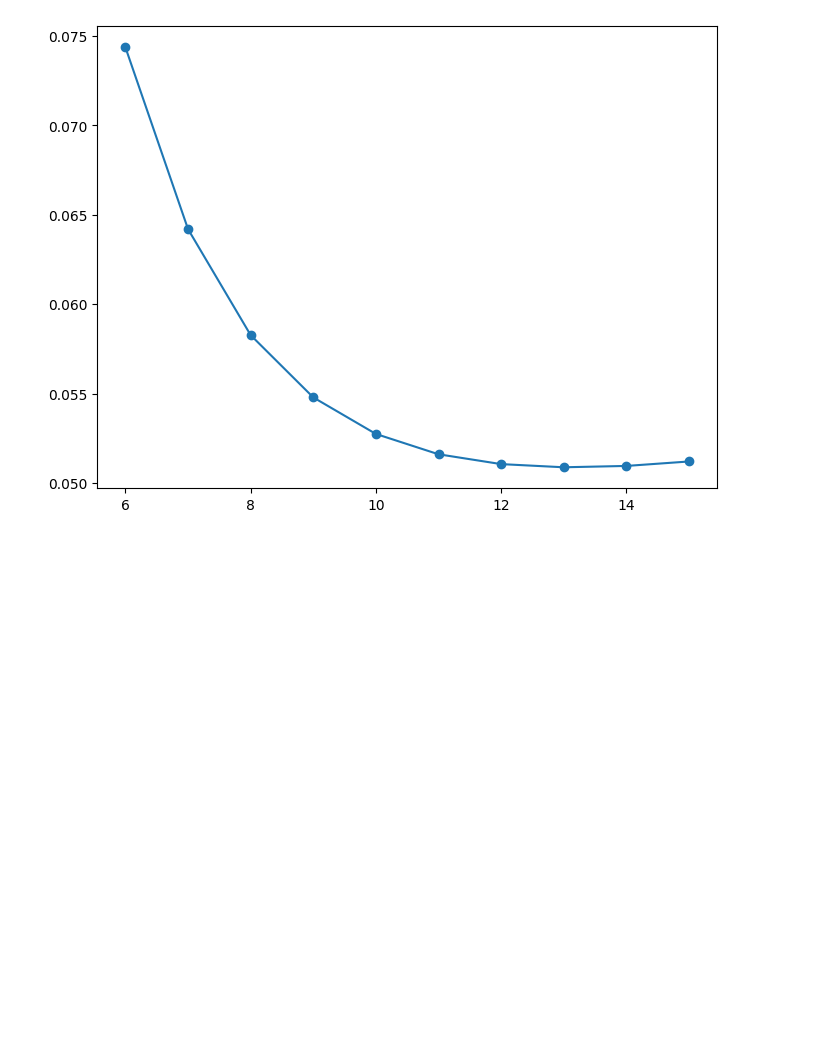
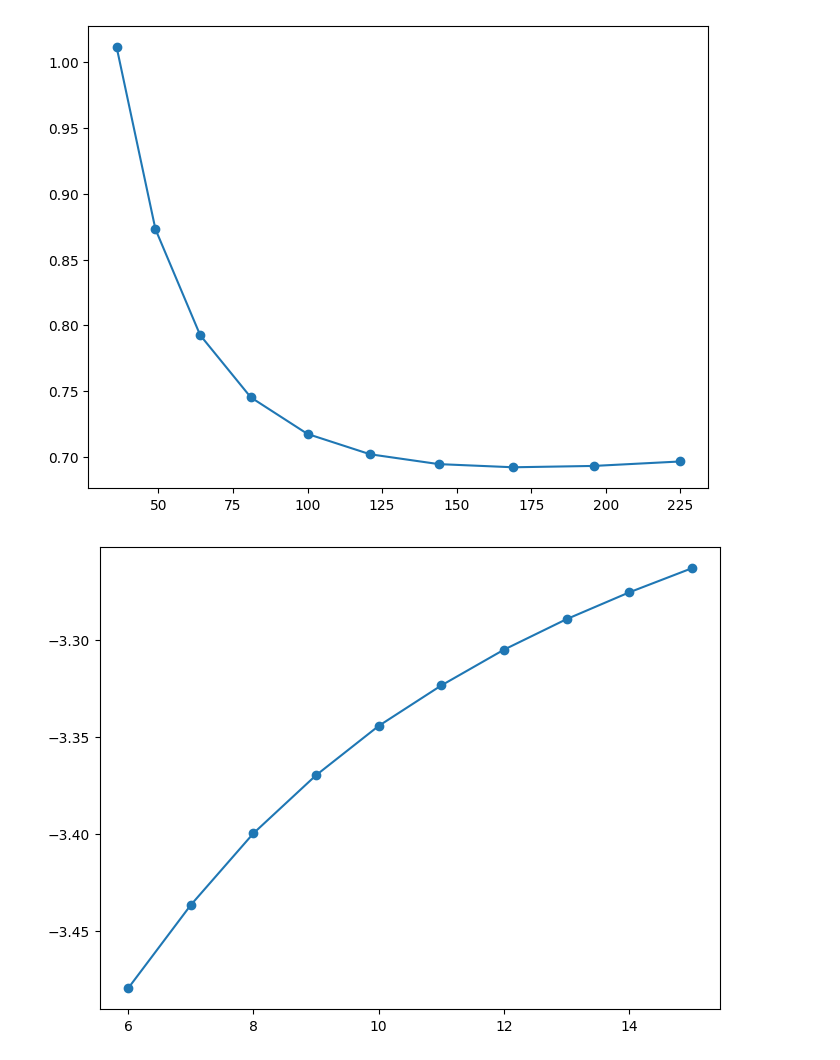
Before and after one commit to rjguo1208/potcorr, a Jupyter notebook: plot.ipynb, the cells around one changed output. Drawn from its saved outputs; the diff is of its cells as text; code cells hidden in the pictures; blank space fills up the shorter version.

```diff
--- a/plot.ipynb
+++ b/plot.ipynb
@@ -1,10 +1,11 @@
 # %%
 import matplotlib.pyplot as plt
 import numpy as np
+Ry2eV = 13.6
 # %%
-dtote_gamma = [-0.19405771,-0.20530699,-0.20641775,-0.20772267,-0.20833614,-0.20777603,-0.20686762]
-dtote_3x3 = [-0.19626034,-0.20334175,-0.20673205,-0.2080095,-0.20818417,-0.20778837,-0.20698919]
-dtote_3x3_spin = [-0.1814906
+dtote_gamma = np.array([-0.19405771,-0.20530699,-0.20641775,-0.20772267,-0.20833614,-0.20777603,-0.20686762])*Ry2eV
+dtote_3x3 = np.array([-0.19626034,-0.20334175,-0.20673205,-0.2080095,-0.20818417,-0.20778837,-0.20698919])*Ry2eV
+dtote_3x3_spin = np.array([-0.1814906
 ,-0.18850353
 ,-0.19171361
 ,-0.19299375
@@ -14,7 +15,7 @@ dtote_3x3_spin = [-0.1814906
 ,-0.19098278
 ,-0.18989264
 ,-0.18872913
-]
+])*Ry2eV
 
 dtote_gamma_x = np.array([6,7,8,9,10,11,12])
 dtote_3x3_x = np.array([6,7,8,9,10,11,12])
@@ -262,21 +262,29 @@ plt.show()
 # %%
 dv_drho= np.array([0.07436714788162443,
 0.06419835886419276,
 0.05827087460848711,
 0.05478811251875015,
 0.05274493424165765,
 0.051608338672046804,
 0.05105847677639943,
 0.050881505527833645,
 0.05095673785172262,
-0.05120618061101694])
+0.05120618061101694])*Ry2eV
 x = np.array([6,7,8,9,10,11,12,13,14,15])
 
 fig,ax = plt.subplots(figsize = (8,6), dpi = 100)
-ax.plot(x,dv_drho)
+ax.plot(x**2,dv_drho)
 #ax.plot(x,dv_rhoc)
-ax.scatter(x,dv_drho)
+ax.scatter(x**2,dv_drho)
 #ax.scatter(x,ehart_c_chg-ehart_n_chg)
 plt.show()
+
+fig,ax = plt.subplots(figsize = (8,6), dpi = 100)
+ax.plot(x,(-dv_drho+dtote_3x3_spin))
+#ax.plot(x,dv_rhoc)
+ax.scatter(x,(-dv_drho+dtote_3x3_spin))
+#ax.scatter(x,ehart_c_chg-ehart_n_chg)
+plt.show()
 # %% [output]
-[figure, old version]
+[figure, new version]
+[figure, added]
```
Also changed, not shown: parts of 13 cells of this notebook, 1 other file.
